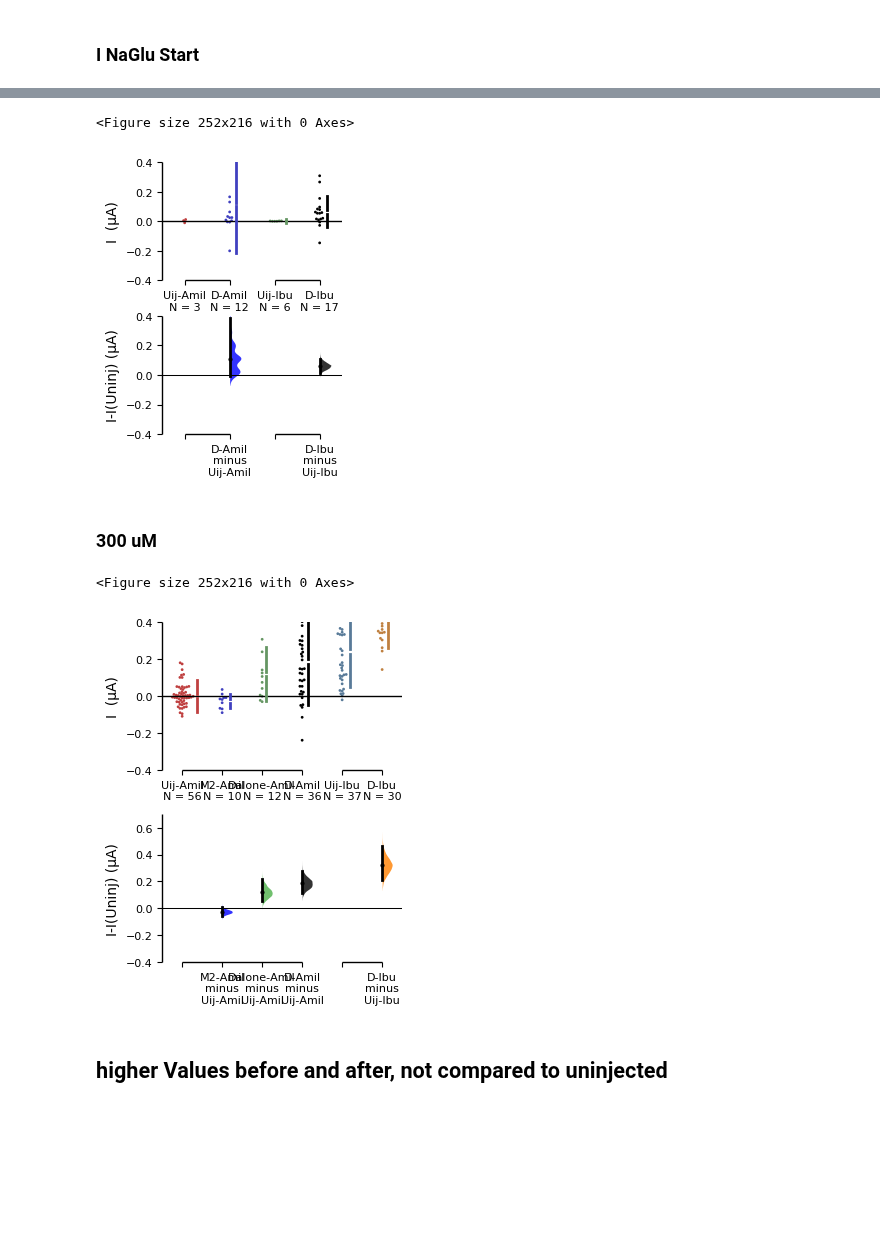
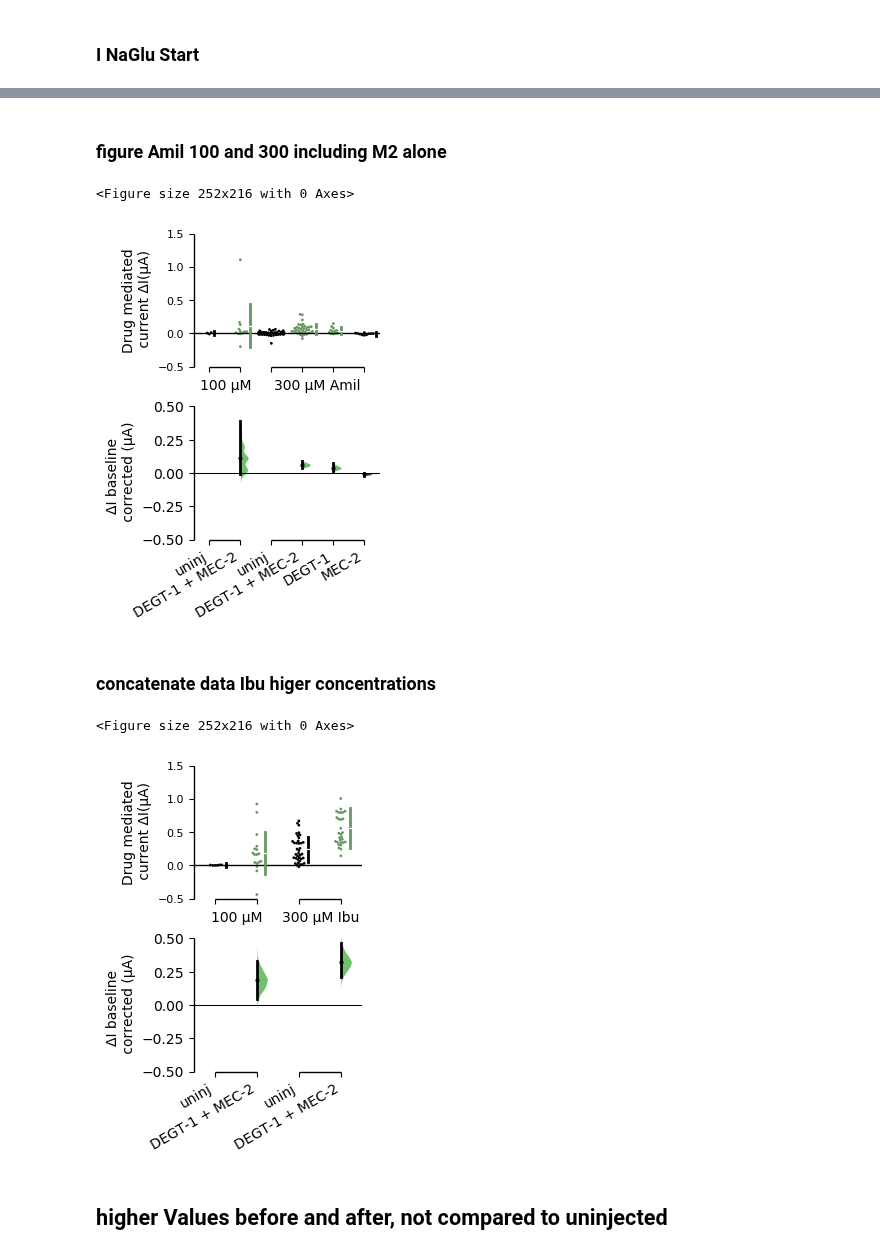
Before and after one commit to sfechner/JupyterNotebooksDEGENaCPharm, a Jupyter notebook: PlottingAllRatioDeltaValues.ipynb, the cells around one changed output, grey strips where cells are left out. Cells and saved outputs as stored; diff of their text form; code cells hidden in the pictures; blank space fills up the shorter version.

```diff
--- a/PlottingAllRatioDeltaValues.ipynb
+++ b/PlottingAllRatioDeltaValues.ipynb
@@ -4897,28 +4846,40 @@ multi_2group100 = dabest.load(I100ConcatuA, idx=(("Uij-Amil", "D-Amil",), ("Uij-
+# %%
+colorsEST100 = [(0.00, 0.00, 0.00),(0.30, 0.69, 0.29),(0.00, 0.00, 0.00),(0.30, 0.69, 0.29),(0.30, 0.69, 0.29),(0.00, 0.00, 0.00),(0.00, 0.00, 0.00),(0.30, 0.69, 0.29),(0.30, 0.69, 0.29),(0.30, 0.69, 0.29),(0.30, 0.69, 0.29),(0.30, 0.69, 0.29),(0.30, 0.69, 0.29)]
+# %% [markdown]
+### figure Amil 100 and 300 including M2 alone
 # %%
 #change figure!!!!
 #fig1 = plt.figure(figsize=(3.5, 3))
 #ax1 = plt.subplot(1,1,1)
 plt.figure(figsize=(3.5, 3))
-fig1= multi_2group100.mean_diff.plot(swarm_ylim=(-0.4,0.4), contrast_ylim=(-0.4,0.4), custom_palette=colors,fig_size=(3, 4),
-                                     raw_marker_size=(2),es_marker_size=2,contrast_label='I-I(Uninj) (µA)',
-                                    swarm_label='I  (µA)',reflines_kwargs = {'linestyle':'dashed', 'linewidth':0.75,
+fig1= multi_2group100.mean_diff.plot(swarm_ylim=(-0.5,1.5), contrast_ylim=(-0.5,0.5), custom_palette=colorsEST100,fig_size=(3.1, 4.5),
+                                     raw_marker_size=(2),es_marker_size=2,contrast_label='ΔI baseline \n corrected (µA)',
+                                    swarm_label='Drug mediated\n current ΔI(µA)',reflines_kwargs = {'linestyle':'dashed', 'linewidth':0.75,
                                    'color':'red'})#,reflines_kwargs
 #fig1.axes[0].ylabel('Current @-85 mV (µA)', fontsize=14) ‘color’ : ‘linestyle’:’dashed’}
 #ax1.spines['left'].set_position(('outward',15))
 
+
+
 fig1.axes[0].plot([-1,20], [0,0], 'k-', color='#000000', linewidth=1)
 #fig1.axes[1].plot([-1,20], [-1,-1], 'k--', color='#000000', linewidth=1)
 fig1.axes[0].tick_params(axis='both', which='major', labelsize=8)
-fig1.axes[1].tick_params(axis='both', which='major', labelsize=8)
+#fig1.axes[1].tick_params(axis='both', which='major', labelsize=8)
 #fig1 = plot([-1,20], [0,0])# , 'k--', color='#000000', linewidth=1)
 #ax1.spines['left'].set_position(('outward',35))
 
+labels = []#'0','100','0','100','0','100','0','100'
+fig1.axes[0].set_xticklabels(labels, rotation=30, ha='right')
+
+labels2 = ['uninj','DEGT-1 + MEC-2','uninj','DEGT-1 + MEC-2','DEGT-1', 'MEC-2',]
+fig1.axes[1].set_xticklabels(labels2, rotation=30, ha='right')
+fig1.axes[0].text(-0.3, -0.85, '100 µM ')
+fig1.axes[0].text(2.1, -0.85, '300 µM Amil')
+
 plt.gcf().subplots_adjust(bottom=0.2, left=0.3,right=None, top=None,hspace=1.5, wspace=0.2)
-plt.savefig(filedir+"Fig4-EstStat-higherDosis"+'.pdf')
+plt.savefig(filedir+"Fig3-Suppl-Amil100and300"+'.pdf')
 #plt.savefig(filedir+"Fig1-NaGlu-MeanStart"+'.eps')
-plt.savefig(filedirManuscript+"Fig3-Suppl100"+'.pdf')
+plt.savefig(filedirManuscript+"Fig3-Suppl-Amil100and300"+'.pdf')
 # %% [output]
 <Figure size 252x216 with 0 Axes>
-[figure, old version]
+[figure, new version]
-# %% [markdown]
-### 300 uM
@@ -4964,0 +4886,2 @@ multi_2group300 = dabest.load(I300ConcatuA, idx=(("Uij-Amil","M2-Amil", 'Dalone-
+# %% [markdown]
+### concatenate data Ibu higer concentrations
@@ -4967,9 +4900,9 @@ multi_2group300 = dabest.load(I300ConcatuA, idx=(("Uij-Amil","M2-Amil", 'Dalone-
 #fig1 = plt.figure(figsize=(3.5, 3))
 #ax1 = plt.subplot(1,1,1)
 plt.figure(figsize=(3.5, 3))
-fig1= multi_2group300.mean_diff.plot(swarm_ylim=(-0.4,0.4), contrast_ylim=(-0.4,0.7), custom_palette=colors,fig_size=(4, 5),
-                                     raw_marker_size=(2),es_marker_size=2,contrast_label='I-I(Uninj) (µA)',
-                                    swarm_label='I  (µA)',reflines_kwargs = {'linestyle':'dashed', 'linewidth':0.75,
+fig1= multi_2group300.mean_diff.plot(swarm_ylim=(-0.5,1.5), contrast_ylim=(-0.5,0.5), custom_palette=colorsESTIbuhigher,fig_size=(2.8, 4.5),
+                                     raw_marker_size=(2),es_marker_size=2,contrast_label='ΔI baseline \n corrected (µA)',
+                                    swarm_label='Drug mediated\n current ΔI(µA)',reflines_kwargs = {'linestyle':'dashed', 'linewidth':0.75,
                                    'color':'red'})#,reflines_kwargs
 #fig1.axes[0].ylabel('Current @-85 mV (µA)', fontsize=14) ‘color’ : ‘linestyle’:’dashed’}
 #ax1.spines['left'].set_position(('outward',15))
@@ -4977,17 +4910,26 @@ fig1= multi_2group300.mean_diff.plot(swarm_ylim=(-0.4,0.4), contrast_ylim=(-0.4,
 fig1.axes[0].plot([-1,20], [0,0], 'k-', color='#000000', linewidth=1)
 #fig1.axes[1].plot([-1,20], [-1,-1], 'k--', color='#000000', linewidth=1)
 fig1.axes[0].tick_params(axis='both', which='major', labelsize=8)
-fig1.axes[1].tick_params(axis='both', which='major', labelsize=8)
+#fig1.axes[1].tick_params(axis='both', which='major', labelsize=8)
 #fig1 = plot([-1,20], [0,0])# , 'k--', color='#000000', linewidth=1)
 #ax1.spines['left'].set_position(('outward',35))
 
+labels = []#'0','100','0','100','0','100','0','100'
+fig1.axes[0].set_xticklabels(labels, rotation=30, ha='right')
+
+labels2 = ['uninj','DEGT-1 + MEC-2','uninj','DEGT-1 + MEC-2','DEGT-1', 'MEC-2',]
+fig1.axes[1].set_xticklabels(labels2, rotation=30, ha='right')
+fig1.axes[0].text(-0.1, -0.85, '100 µM ')
+fig1.axes[0].text(1.6, -0.85, '300 µM Ibu')
+
+
 plt.gcf().subplots_adjust(bottom=0.2, left=0.3,right=None, top=None,hspace=1.5, wspace=0.2)
-plt.savefig(filedir+"Fig4-EstStat-higherDosis"+'.pdf')
+plt.savefig(filedir+"Fig3-Suppl-Ibu100and300"+'.pdf')
 #plt.savefig(filedir+"Fig1-NaGlu-MeanStart"+'.eps')
-plt.savefig(filedirManuscript+"Fig3-Suppl300"+'.pdf')
+plt.savefig(filedirManuscript+"Fig3-Suppl-Ibu100and300"+'.pdf')
 # %% [output]
 <Figure size 252x216 with 0 Axes>
-[figure, old version]
+[figure, new version]
 # %% [markdown]
 ## higher Values before and after, not compared to uninjected
 # %%
```
Also changed, not shown: parts of 90 cells of this notebook, 2 other files.
